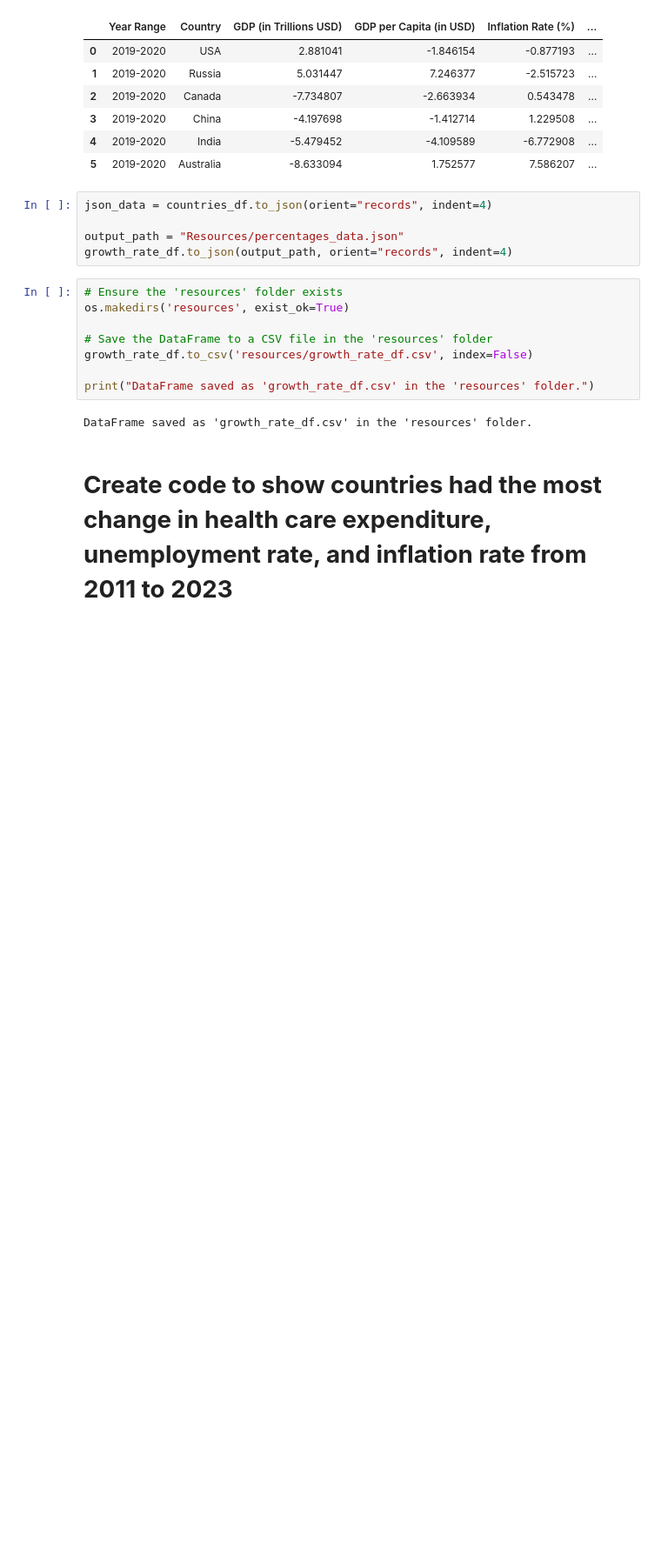
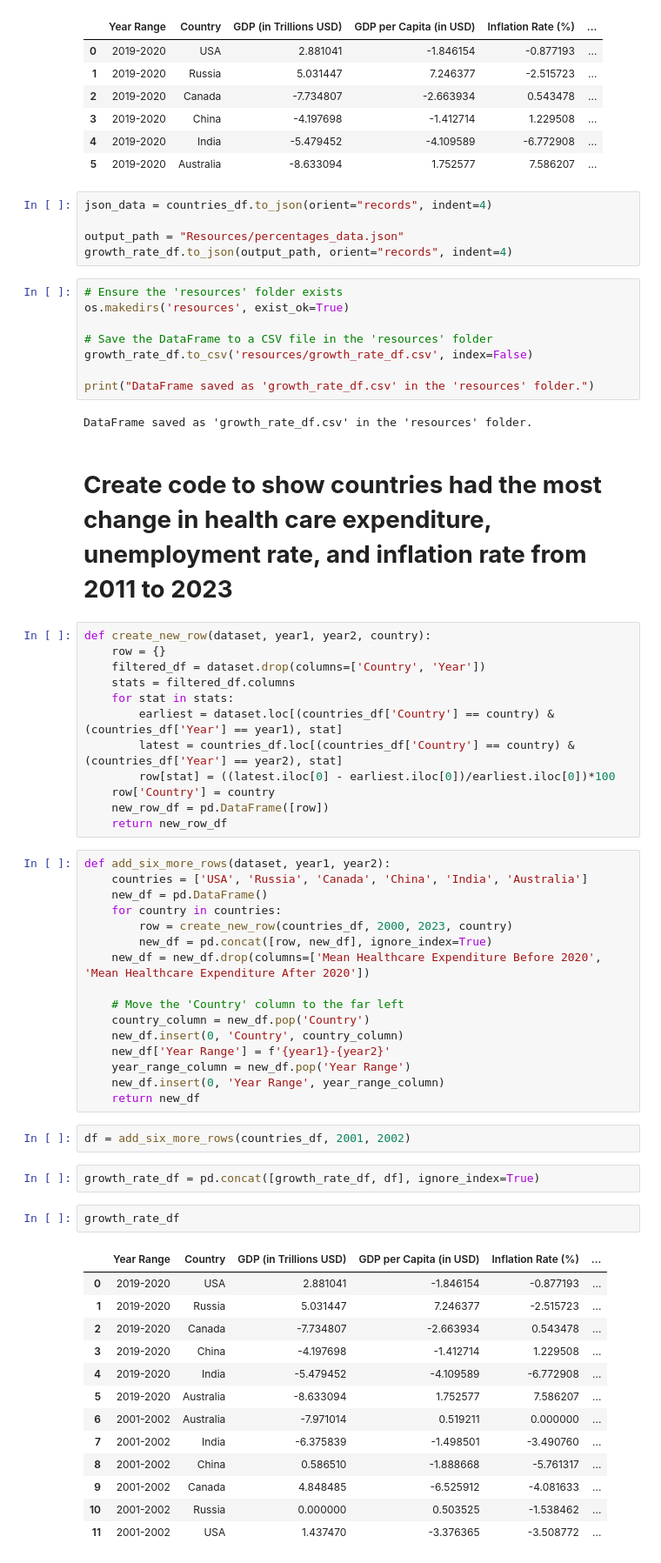
Before and after one commit to karinaahumada01/Project-3, a Jupyter notebook: country_comparison.ipynb, the cells around one changed output. Shown: that part at 87% size. Saved outputs shown, nothing was run; the diff lists cells and outputs as text; blank space fills up the shorter version.

Commit message:
added more year ranges

```diff
--- a/country_comparison.ipynb
+++ b/country_comparison.ipynb
@@ -267,3 +267,51 @@ print("DataFrame saved as 'growth_rate_df.csv' in the 'resources' folder.")
 DataFrame saved as 'growth_rate_df.csv' in the 'resources' folder.
 # %% [markdown]
 # **Create code to show countries had the most change in health care expenditure, unemployment rate, and inflation rate from 2011 to 2023**
+# %%
+def create_new_row(dataset, year1, year2, country):
+    row = {}
+    filtered_df = dataset.drop(columns=['Country', 'Year'])
+    stats = filtered_df.columns
+    for stat in stats:
+        earliest = dataset.loc[(countries_df['Country'] == country) & (countries_df['Year'] == year1), stat]
+        latest = countries_df.loc[(countries_df['Country'] == country) & (countries_df['Year'] == year2), stat]
+        row[stat] = ((latest.iloc[0] - earliest.iloc[0])/earliest.iloc[0])*100
+    row['Country'] = country
+    new_row_df = pd.DataFrame([row])
+    return new_row_df
+# %%
+def add_six_more_rows(dataset, year1, year2):
+    countries = ['USA', 'Russia', 'Canada', 'China', 'India', 'Australia']
+    new_df = pd.DataFrame()
+    for country in countries:
+        row = create_new_row(countries_df, 2000, 2023, country)
+        new_df = pd.concat([row, new_df], ignore_index=True)
+    new_df = new_df.drop(columns=['Mean Healthcare Expenditure Before 2020', 'Mean Healthcare Expenditure After 2020'])
+
+    # Move the 'Country' column to the far left
+    country_column = new_df.pop('Country')
+    new_df.insert(0, 'Country', country_column)
+    new_df['Year Range'] = f'{year1}-{year2}'
+    year_range_column = new_df.pop('Year Range')
+    new_df.insert(0, 'Year Range', year_range_column)
+    return new_df
+# %%
+df = add_six_more_rows(countries_df, 2001, 2002)
+# %%
+growth_rate_df = pd.concat([growth_rate_df, df], ignore_index=True)
+# %%
+growth_rate_df
+# %% [output]
+|  | Year Range | Country | GDP (in Trillions USD) | GDP per Capita (in USD) | Inflation Rate (%) | ... |
+| 0 | 2019-2020 | USA | 2.881041 | -1.846154 | -0.877193 | ... |
+| 1 | 2019-2020 | Russia | 5.031447 | 7.246377 | -2.515723 | ... |
+| 2 | 2019-2020 | Canada | -7.734807 | -2.663934 | 0.543478 | ... |
+| 3 | 2019-2020 | China | -4.197698 | -1.412714 | 1.229508 | ... |
+| 4 | 2019-2020 | India | -5.479452 | -4.109589 | -6.772908 | ... |
+| 5 | 2019-2020 | Australia | -8.633094 | 1.752577 | 7.586207 | ... |
+| 6 | 2001-2002 | Australia | -7.971014 | 0.519211 | 0.000000 | ... |
+| 7 | 2001-2002 | India | -6.375839 | -1.498501 | -3.490760 | ... |
+| 8 | 2001-2002 | China | 0.586510 | -1.888668 | -5.761317 | ... |
+| 9 | 2001-2002 | Canada | 4.848485 | -6.525912 | -4.081633 | ... |
+| 10 | 2001-2002 | Russia | 0.000000 | 0.503525 | -1.538462 | ... |
+| 11 | 2001-2002 | USA | 1.437470 | -3.376365 | -3.508772 | ... |
```
Also changed, not shown: parts of 1 cell of this notebook, 2 other files.
